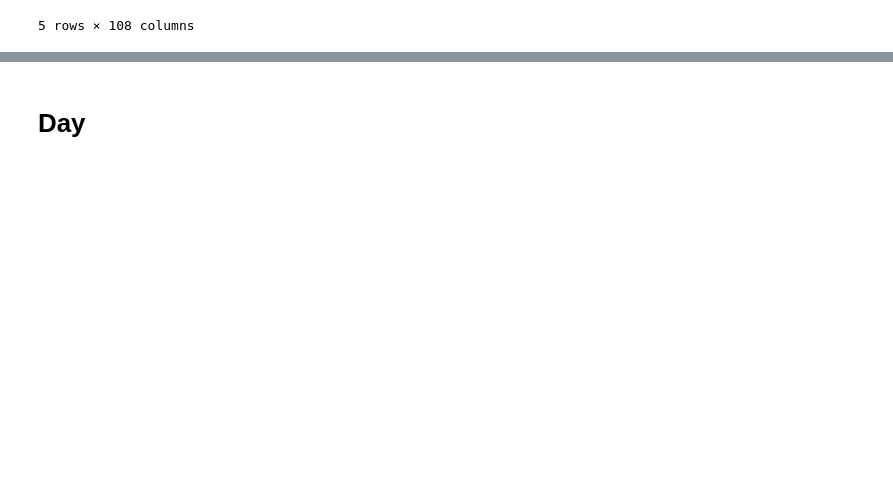
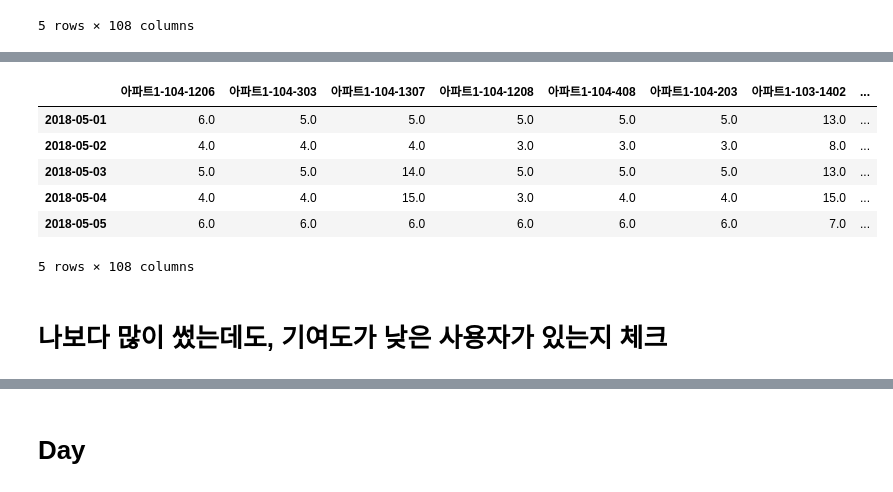
Before and after one commit to formegusto/distribution-by-contribution, a Jupyter notebook: Contribution Map.ipynb, the cells around one changed output, grey strips where cells are left out. Drawn from its saved outputs; the diff is of its cells as text; code cells hidden in the pictures; blank space fills up the shorter version.

```diff
--- a/Contribution Map.ipynb
+++ b/Contribution Map.ipynb
@@ -38,7 +38,7 @@ copy_df = df.copy()
 # %%
 # 4. day clustering
 df = copy_df[:24 * 31]
-size = 3
+size = 24
 tdKMeans = TimeDivisionKMeans(df, size=size)
 
 df.head()
@@ -92,6 +118,16 @@ print("- 최소사용량 가구 기여도 , 최대사용량 가구 기여도 비
 # %%
-contribution_df.index = df.index[::3]
+contribution_df.index = df.index[::size]
 
 contribution_df.head()
+# %% [output]
+|  | 아파트1-104-1206 | 아파트1-104-303 | 아파트1-104-1307 | 아파트1-104-1208 | 아파트1-104-408 | 아파트1-104-203 | 아파트1-103-1402 | ... |
+| 2018-05-01 | 6.0 | 5.0 | 5.0 | 5.0 | 5.0 | 5.0 | 13.0 | ... |
+| 2018-05-02 | 4.0 | 4.0 | 4.0 | 3.0 | 3.0 | 3.0 | 8.0 | ... |
+| 2018-05-03 | 5.0 | 5.0 | 14.0 | 5.0 | 5.0 | 5.0 | 13.0 | ... |
+| 2018-05-04 | 4.0 | 4.0 | 15.0 | 3.0 | 4.0 | 4.0 | 15.0 | ... |
+| 2018-05-05 | 6.0 | 6.0 | 6.0 | 6.0 | 6.0 | 6.0 | 7.0 | ... |
+5 rows × 108 columns
 # %%
 mean_cont_map = contribution_df.mean().round().astype("int")
+# %% [markdown]
+# 나보다 많이 썼는데도, 기여도가 낮은 사용자가 있는지 체크
```
Also changed, not shown: parts of 9 cells of this notebook, 5 other files.
